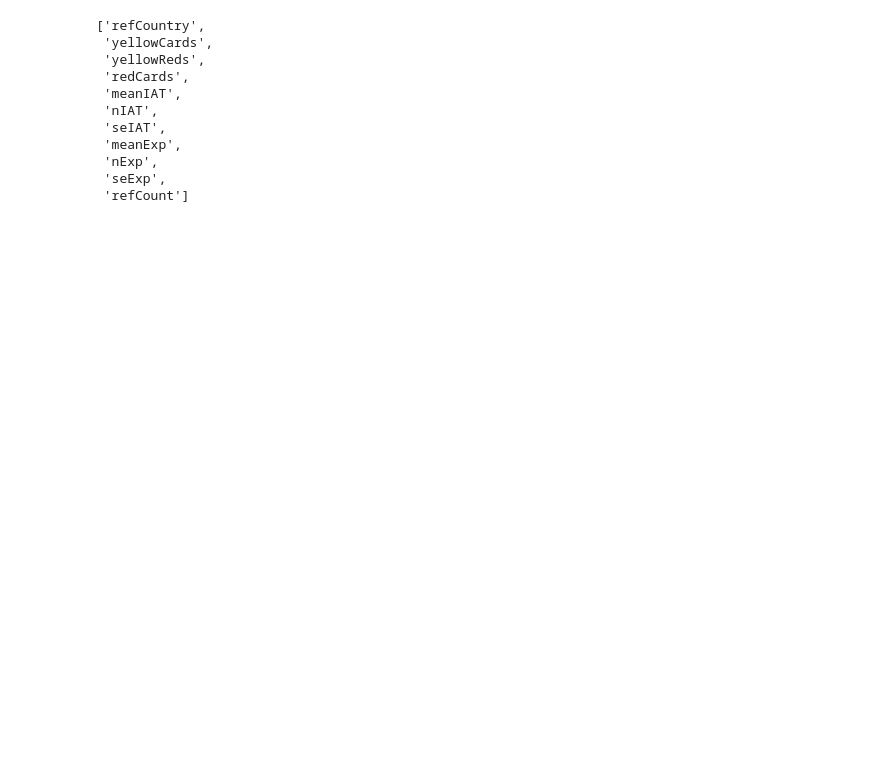
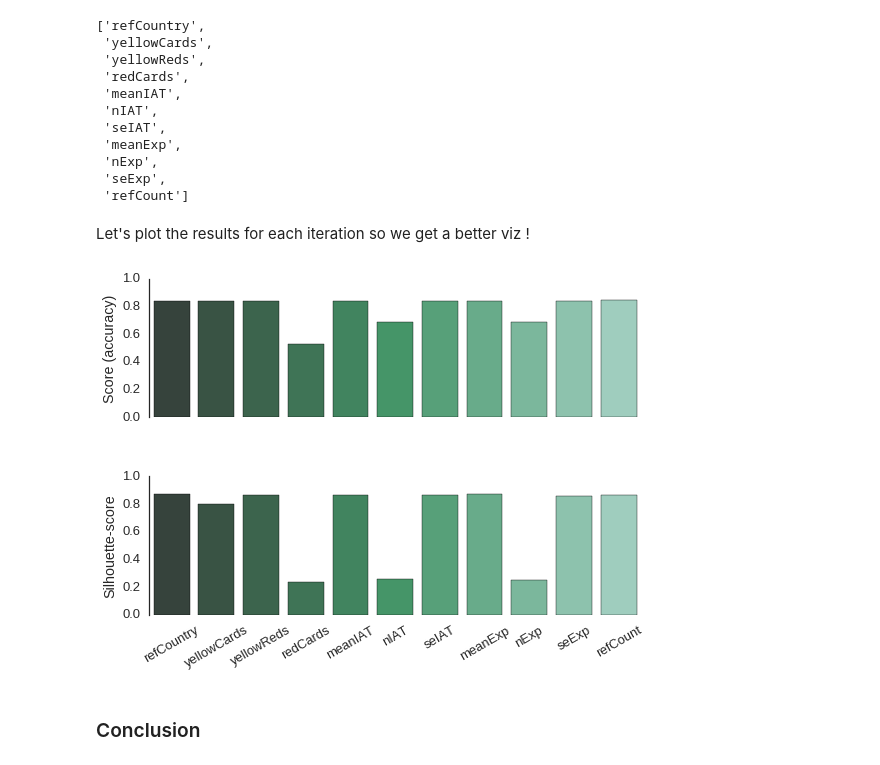
Before and after one commit to sylb/adaHomeworks, a Jupyter notebook: 04 - Applied ML/Exercise 2.ipynb, the cells around one changed output. Cells and saved outputs as stored; diff of their text form; code cells hidden in the pictures; blank space fills up the shorter version.

```diff
--- a/04 - Applied ML/Exercise 2.ipynb
+++ b/04 - Applied ML/Exercise 2.ipynb
@@ -27,5 +29,5 @@ df_raw = pd.read_csv('CrowdstormingDataJuly1st.csv')
 # %%
-df = df_raw.dropna(subset=['rater1', 'rater2'])
+df = df.dropna(subset=['rater1', 'rater2'])
 # %%
 df['skin_colour'] = df[['rater1', 'rater2']].mean(axis=1)
 df = df.drop(['rater1', 'rater2'], axis=1)
@@ -87,5 +84,5 @@ allRefs = df.refNum.value_counts()
 goodRefs = allRefs[allRefs>=22]
 # %%
 # Apply the filter created above
-df_clean=df[df['refNum'].isin(goodRefs.index.values)]
+df=df[df['refNum'].isin(goodRefs.index.values)]
 # %%
@@ -99,7 +96,9 @@ df_clean.head()
 | 9 | andreas-beck | Andreas Beck | 1899 Hoffenheim | Germany | 13.03.1987 | 180.0 | 70.0 | Right Fullback | 1 | ... |
 5 rows × 28 columns
 # %%
-df_ref = df_clean[['refCountry', 'yellowCards', 'yellowReds', 'redCards', 'meanIAT', 'nIAT', 'seIAT', 'meanExp', 'nExp', 'seExp', 'skin_colour', 'refCount']]
+df_ref = df[['refCountry', 'yellowCards', 'yellowReds', 'redCards', 'meanIAT', 'nIAT', 'seIAT', 'meanExp', 'nExp', 'seExp', 'skin_colour', 'refCount']]
+# %%
+df = [] # not useful anymore
 # %%
 df_ref.head(50)
 # %% [output]
@@ -266,0 +270,2 @@ import seaborn as sns
+# %% [markdown]
+Let's plot the results for each iteration so we get a better viz !
@@ -266,0 +279,24 @@ import seaborn as sns
+# %%
+sns.set(style="white", context="talk")
+
+# Set up the matplotlib figure
+f, (ax1, ax2) = plt.subplots(2, 1, figsize=(8, 6), sharex=True)
+
+# Plot the score
+sns.barplot(idx, scores, palette="BuGn_d", ax=ax1)
+ax1.set_ylabel("Score (accuracy)")
+
+# Plot the silhouette-score
+sns.barplot(idx, silhouettes, palette="BuGn_d", ax=ax2)
+ax2.set_ylabel("Silhouette-score")
+ax2.set_xticklabels(labels=idx, rotation=30)
+ax2.set_axes
+
+# Finalize the plot
+sns.despine(bottom=True)
+plt.setp(f.axes, yticks=np.arange(0, 1.01, 0.2))
+plt.tight_layout(h_pad=3)
+# %% [output]
+[figure, added]
+# %% [markdown]
+### Conclusion
```
Also changed, not shown: parts of 23 cells of this notebook.
